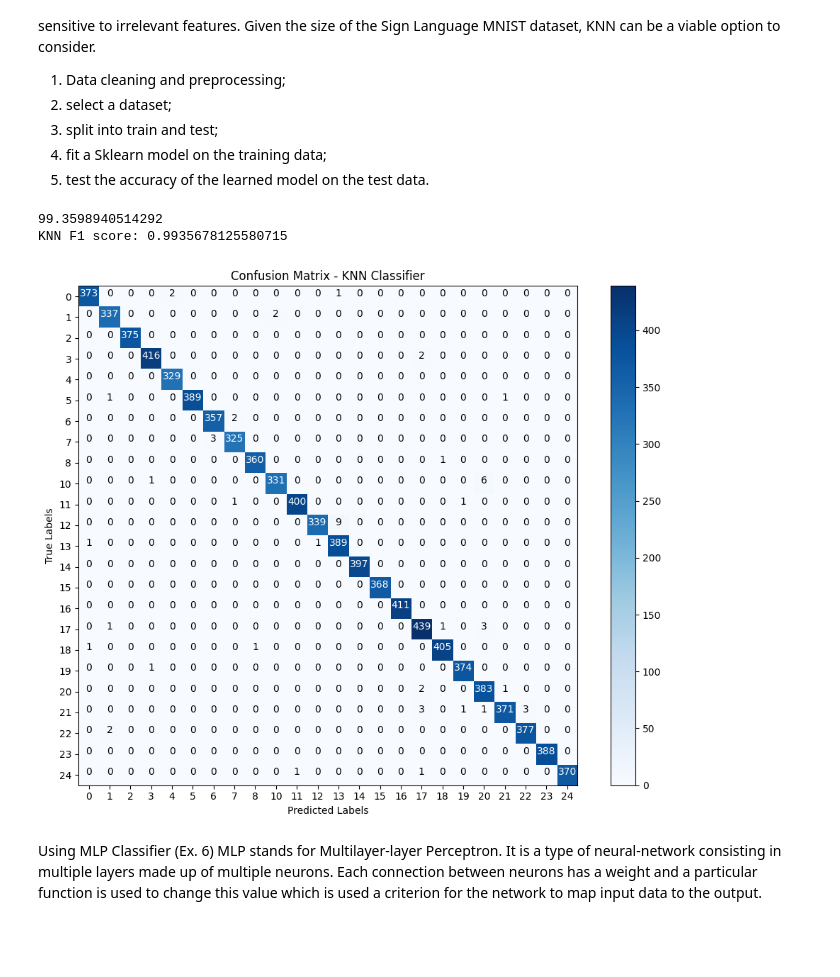
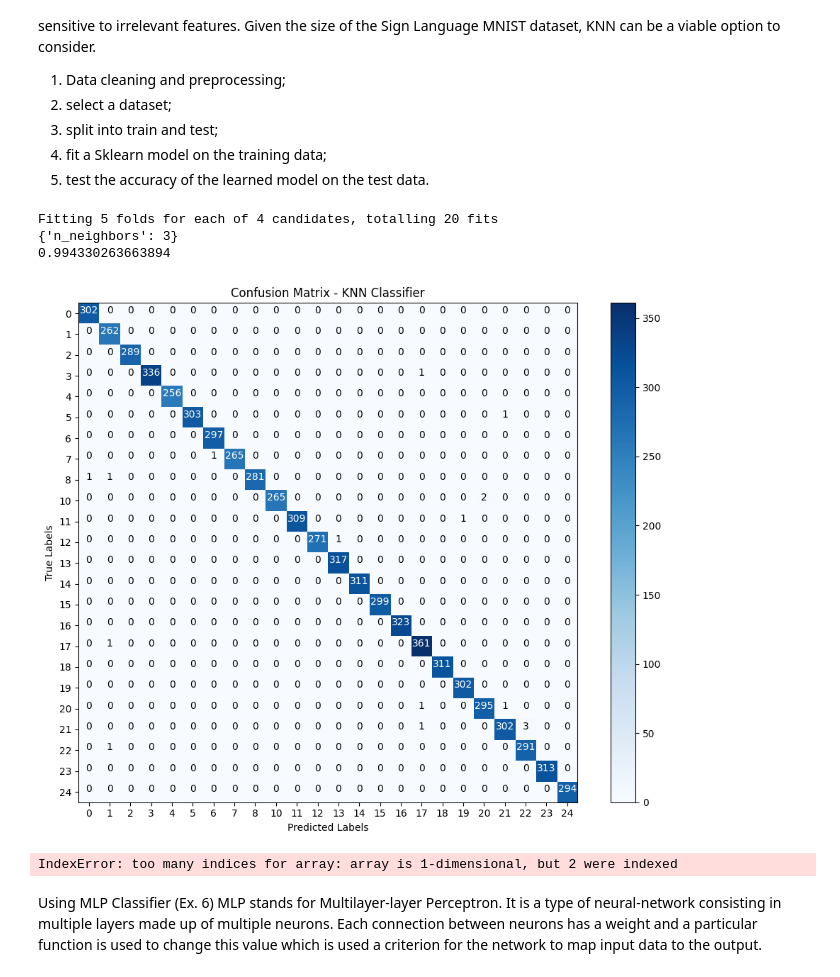
Before and after one commit to matteobonani/Sign_Language_MNIST, a Jupyter notebook: sign_mnist.ipynb, the cells around one changed output. Cells and saved outputs as stored; diff of their text form; code cells hidden in the pictures; blank space fills up the shorter version.

Commit message:
MLP classifier with relative f1 score and K-means with relative score, curves missing, optimized KNN

```diff
--- a/sign_mnist.ipynb
+++ b/sign_mnist.ipynb
@@ -100,11 +101,11 @@ K Nearest Neighbors (KNN): KNN is a simple and intuitive classification algorith
 import numpy as np
 import pandas as pd
 import matplotlib.pyplot as plt
-from sklearn.model_selection import train_test_split
+from sklearn.model_selection import train_test_split, StratifiedKFold, GridSearchCV
 from sklearn.neighbors import KNeighborsClassifier
 from sklearn.metrics import f1_score, confusion_matrix
-from sklearn.metrics import accuracy_score
-
+from sklearn.metrics import roc_curve, auc
+from sklearn.preprocessing import MinMaxScaler, label_binarize
 
 # load the dataset
 dataset = pd.read_csv('sign_mnist_train.csv')
@@ -113,58 +114,52 @@ dataset = pd.read_csv('sign_mnist_train.csv')
 # Split the data into training and validation sets
 X = dataset.iloc[:, 1:].values
 y = dataset.iloc[:, 0].values
-X_train, X_test, y_train, y_test = train_test_split(X, y, test_size=0.33, random_state=0)
+X_train, X_test, y_train, y_test = train_test_split(X, y, test_size=7172, random_state=0)
+scaler = MinMaxScaler()
+X_train_scaled = scaler.fit_transform(X_train)
+X_test_scaled = scaler.transform(X_test)
 
 # Create a KNN classifier
-KNN_model = KNeighborsClassifier()  # KNeighborsClassifier(n_neighbors=3, p=2) whatas the difference? TODO
+param_grid = {'n_neighbors': [3, 7 ,9 ,11]}
+kf = StratifiedKFold(n_splits= 5)
+KNN_model = KNeighborsClassifier()
+knn_grid = GridSearchCV(KNN_model, param_grid, n_jobs=-1, cv=kf, verbose=4)
+knn_grid.fit(X_train, y_train)
+print(knn_grid.best_params_)
+print(knn_grid.best_score_)
 
-
-# Fit the model to the training data
-KNN_model.fit(X_train, y_train)
-
-
-# Prediction
-y_pred = KNN_model.predict(X_test)
-
-# Evaluate the results by using the accuracy
-print(100*accuracy_score(y_test, y_pred))
-
-
-# Evaluate the model on the validation set with F1 score
-f1_knn = f1_score(y_test, y_pred, average='macro')
-print("KNN F1 score:", f1_knn)
-
-
-# TODO no idea if its good or not
+y_pred = knn_grid.predict(X_test)
 
 # Calculate the confusion matrix
 cm = confusion_matrix(y_test, y_pred)
 
 # Plot the confusion matrix
 plt.figure(figsize=(10, 8))
 plt.imshow(cm, interpolation='nearest', cmap='Blues')
 plt.title('Confusion Matrix - KNN Classifier')
 plt.colorbar()
 tick_marks = np.arange(len(np.unique(y_test)))
 plt.xticks(tick_marks, np.unique(y_test))
 plt.yticks(tick_marks, np.unique(y_test))
 plt.xlabel('Predicted Labels')
 plt.ylabel('True Labels')
 
 # Add labels to each cell
 thresh = cm.max() / 2
 for i in range(cm.shape[0]):
     for j in range(cm.shape[1]):
         plt.text(j, i, cm[i, j],
                  horizontalalignment='center',
                  color='white' if cm[i, j] > thresh else 'black')
 
 plt.tight_layout()
 plt.show()
 # %% [output]
-99.3598940514292
-KNN F1 score: 0.9935678125580715
+Fitting 5 folds for each of 4 candidates, totalling 20 fits
+{'n_neighbors': 3}
+0.994330263663894
-[figure, old version]
+[figure, new version]
+IndexError: too many indices for array: array is 1-dimensional, but 2 were indexed
 # %% [markdown]
 Using MLP Classifier (Ex. 6) MLP stands for Multilayer-layer Perceptron. It is a type of neural-network consisting in multiple layers made up of multiple neurons. Each connection between neurons has a weight and a particular function is used to change this value which is used a criterion for the network to map input data to the output.
 # %%
```
Also changed, not shown: parts of 6 cells of this notebook.
